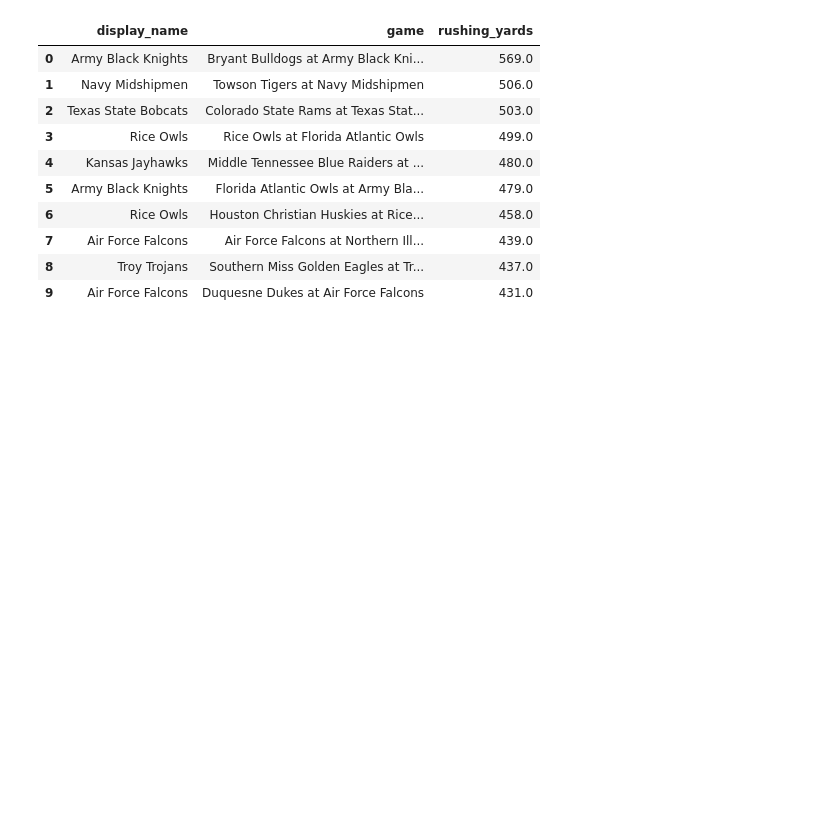
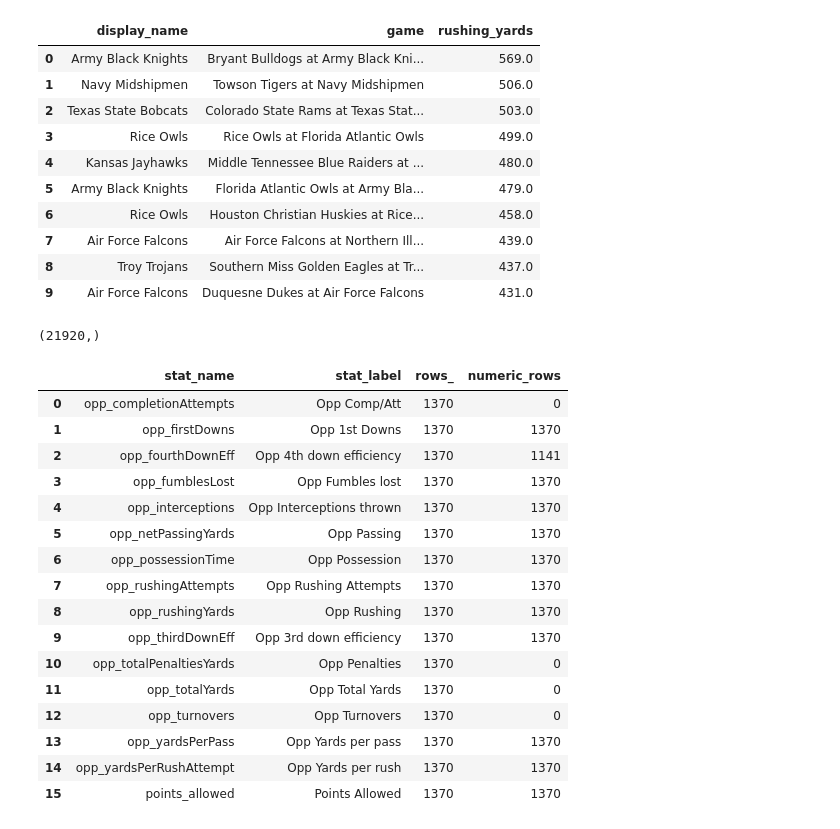
Before and after one commit to cfinley6-vols/espn-datamine, a Jupyter notebook: cfb2026.ipynb, the cells around one changed output. Saved outputs shown, nothing was run; the diff lists cells and outputs as text; code cells hidden in the pictures; blank space fills up the shorter version.

```diff
--- a/cfb2026.ipynb
+++ b/cfb2026.ipynb
@@ -594,8 +594,11 @@ Excluded nonnumeric stats: completionAttempts, totalPenaltiesYards, fourthDownEf
 The next cells create a local relational database and load each completed FBS game in `season_games_df`. `Box_Scores` stores one row per game, team, and statistic, keeping the statistic catalog flexible.
 # %%
 import sqlite3
+import pandas as pd
 
-DB_FILE = f"espn_cfb_{YEAR}.sqlite3"
+YEAR = 2026
+
+DB_FILE = f"espn_cfb_{YEAR}.db"
 conn = sqlite3.connect(DB_FILE)
 conn.execute("PRAGMA foreign_keys = ON")
 
@@ -667,6 +673,11 @@ print(f"Loaded {len(team_rows)} teams.")
 # %% [output]
 Loaded 138 teams.
 # %%
+import requests
+
+SUMMARY_URL = "https://site.api.espn.com/apis/site/v2/sports/football/college-football/summary?event="
+HEADERS = {"User-Agent": "Mozilla/5.0"}
+
 # Fetch each completed game's summary once; both teams' statistics are in each response.
 season_games_df = pd.read_csv("espn_2026_fbs_season_games.csv")
 
@@ -847,0 +939,41 @@ LIMIT 10
+# %%
+rows = defense.astype(object).where(defense.notna(), None)
+rows = list(rows[["game_id","team_id","opponent_id","stat_name",
+                  "stat_label","stat_value","display_value"]].itertuples(index=False, name=None))
+
+conn.executemany("""
+INSERT INTO Defense_Stats (game_id, team_id, opponent_id, stat_name, stat_label, stat_value, display_value)
+VALUES (?, ?, ?, ?, ?, ?, ?)
+ON CONFLICT(game_id, team_id, stat_name) DO UPDATE SET
+  opponent_id=excluded.opponent_id, stat_label=excluded.stat_label,
+  stat_value=excluded.stat_value, display_value=excluded.display_value
+""", rows)
+conn.commit()
+print(conn.execute("SELECT COUNT(*) FROM Defense_Stats").fetchone())
+# %% [output]
+(21920,)
+# %%
+pd.read_sql_query("""
+SELECT stat_name, stat_label, COUNT(*) AS rows_, COUNT(stat_value) AS numeric_rows
+FROM Defense_Stats
+GROUP BY stat_name, stat_label
+ORDER BY stat_name
+""", conn)
+# %% [output]
+|  | stat_name | stat_label | rows_ | numeric_rows |
+| 0 | opp_completionAttempts | Opp Comp/Att | 1370 | 0 |
+| 1 | opp_firstDowns | Opp 1st Downs | 1370 | 1370 |
+| 2 | opp_fourthDownEff | Opp 4th down efficiency | 1370 | 1141 |
+| 3 | opp_fumblesLost | Opp Fumbles lost | 1370 | 1370 |
+| 4 | opp_interceptions | Opp Interceptions thrown | 1370 | 1370 |
+| 5 | opp_netPassingYards | Opp Passing | 1370 | 1370 |
+| 6 | opp_possessionTime | Opp Possession | 1370 | 1370 |
+| 7 | opp_rushingAttempts | Opp Rushing Attempts | 1370 | 1370 |
+| 8 | opp_rushingYards | Opp Rushing | 1370 | 1370 |
+| 9 | opp_thirdDownEff | Opp 3rd down efficiency | 1370 | 1370 |
+| 10 | opp_totalPenaltiesYards | Opp Penalties | 1370 | 0 |
+| 11 | opp_totalYards | Opp Total Yards | 1370 | 0 |
+| 12 | opp_turnovers | Opp Turnovers | 1370 | 0 |
+| 13 | opp_yardsPerPass | Opp Yards per pass | 1370 | 1370 |
+| 14 | opp_yardsPerRushAttempt | Opp Yards per rush | 1370 | 1370 |
+| 15 | points_allowed | Points Allowed | 1370 | 1370 |
```
Also changed, not shown: parts of 7 cells of this notebook, 2 other files.
